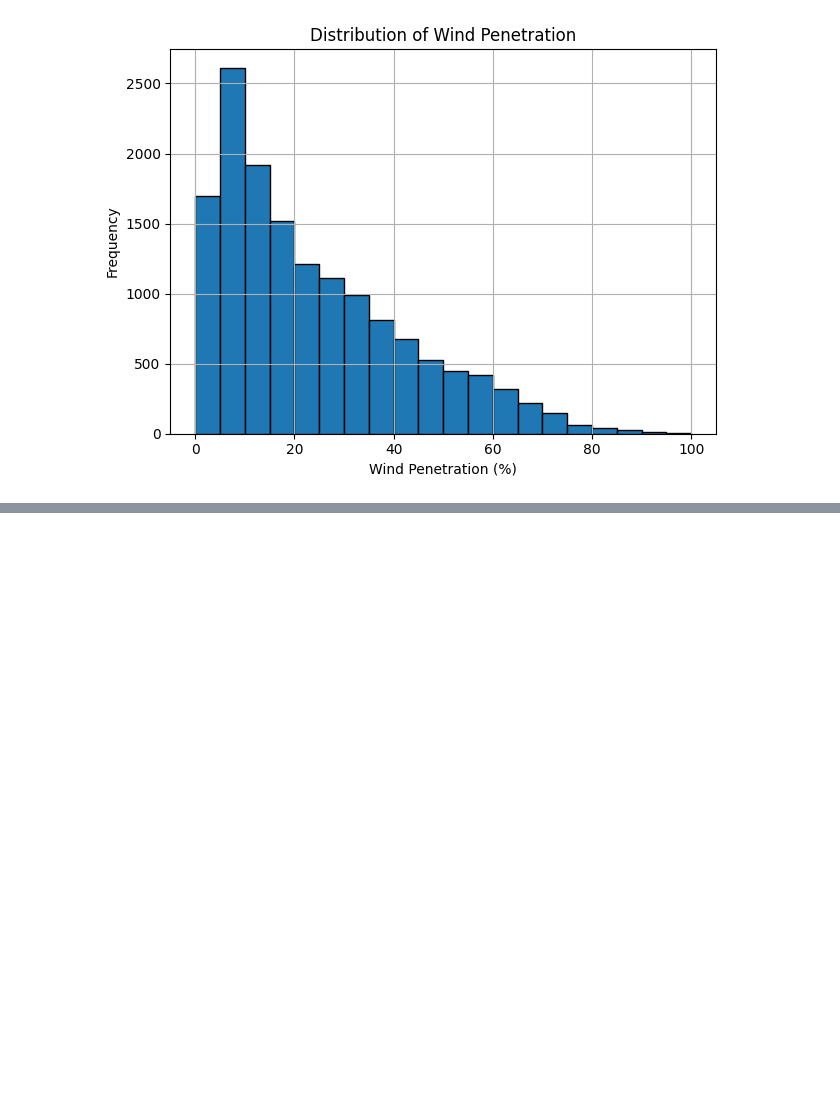
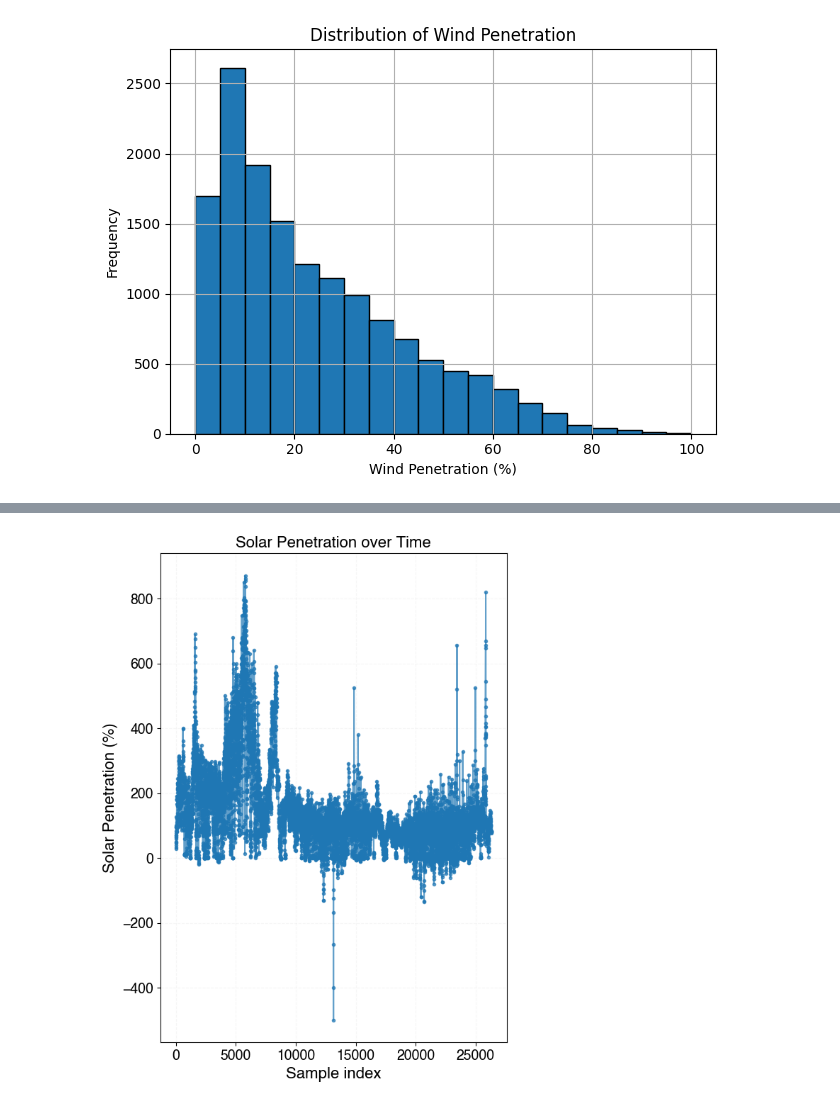
Before and after one commit to emircanince/power, a Jupyter notebook: dml_trials.ipynb, the cells around one changed output, grey strips where cells are left out. Saved outputs shown, nothing was run; the diff lists cells and outputs as text; code cells hidden in the pictures; blank space fills up the shorter version.

```diff
--- a/dml_trials.ipynb
+++ b/dml_trials.ipynb
@@ -104,0 +303,3 @@ plt.show()
+# %%
+df = pd.read_csv('data/causal_data.csv')
+df.head()
@@ -104,0 +316,13 @@ plt.show()
+# %%
+import matplotlib.pyplot as plt
+
+plt.figure(figsize=(6, 8), dpi=100)                  # width=6", height=8"
+plt.plot(df['electricity_price'], marker='.', linestyle='-', alpha=0.7)
+plt.title("Solar Penetration over Time")
+plt.xlabel("Sample index")                  # or use your datetime index if you set one
+plt.ylabel("Solar Penetration (%)")
+plt.grid(True)
+plt.tight_layout()
+plt.show()
+# %% [output]
+[figure, added]
```
Also changed, not shown: parts of 9 cells of this notebook, 4 other files.
